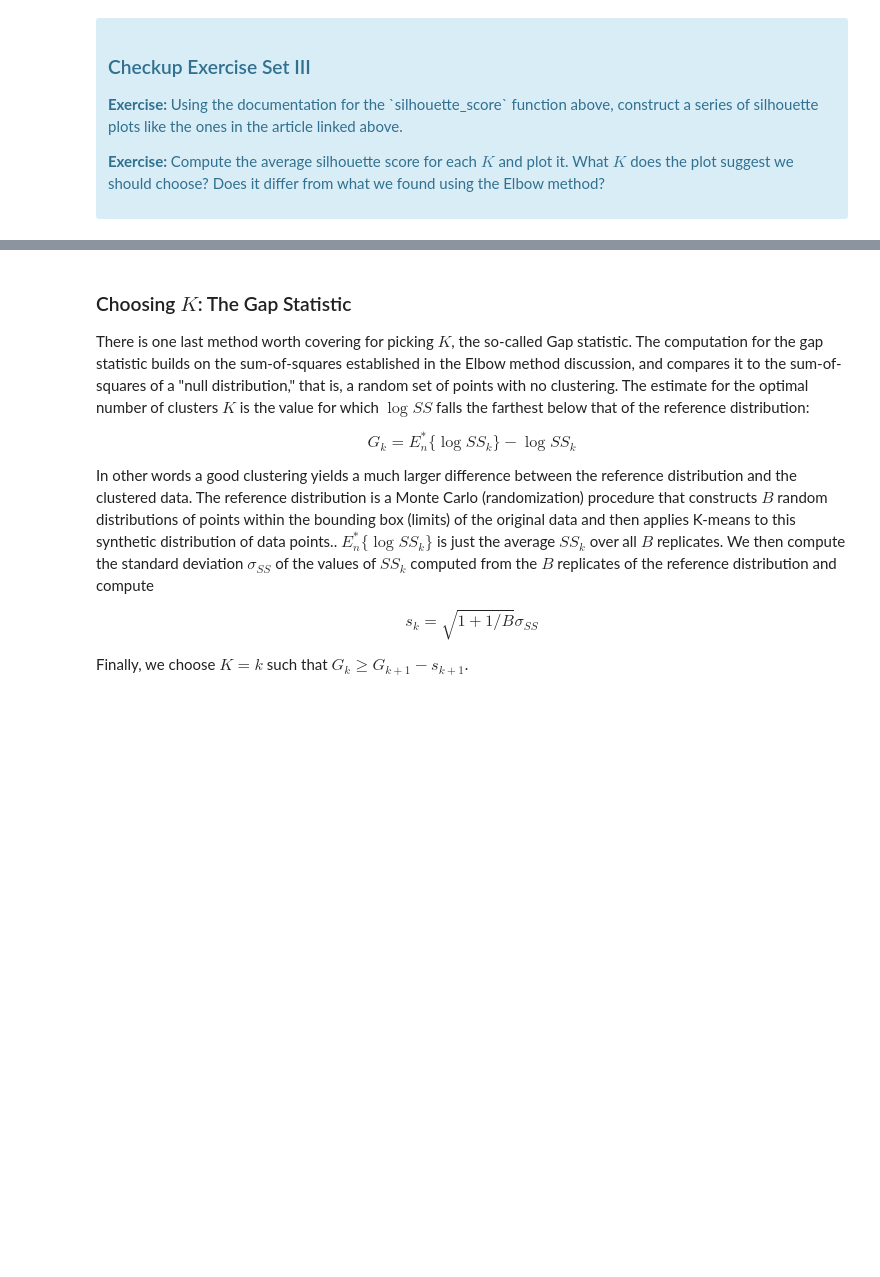
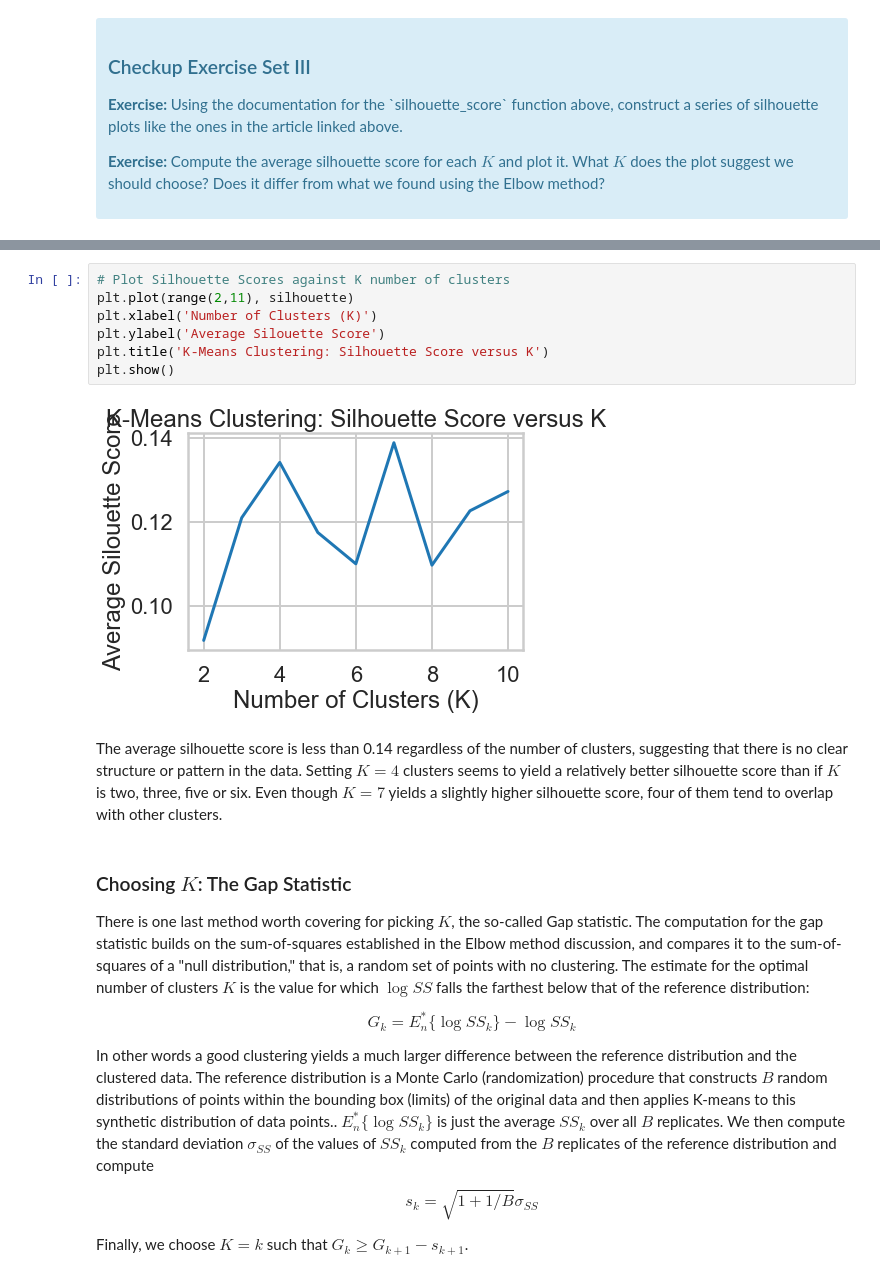
Before and after one commit to datascitriguy/springboard, a Jupyter notebook: Mini_Project_Clustering(2).ipynb, the cells around one changed output, grey strips where cells are left out. Saved outputs shown, nothing was run; the diff lists cells and outputs as text; blank space fills up the shorter version.

```diff
--- a/Mini_Project_Clustering(2).ipynb
+++ b/Mini_Project_Clustering(2).ipynb
@@ -182,3 +231,14 @@ df_p
+# %%
+# Plot Silhouette Scores against K number of clusters
+plt.plot(range(2,11), silhouette)
+plt.xlabel('Number of Clusters (K)')
+plt.ylabel('Average Silouette Score')
+plt.title('K-Means Clustering: Silhouette Score versus K')
+plt.show()
+# %% [output]
+[figure, added]
+# %% [markdown]
+The average silhouette score is less than 0.14 regardless of the number of clusters, suggesting that there is no clear structure or pattern in the data. Setting $K = 4$ clusters seems to yield a relatively better silhouette score than if $K$ is two, three, five or six. Even though $K = 7$ yields a slightly higher silhouette score, four of them tend to overlap with other clusters.
 # %% [markdown]
 ### Choosing $K$: The Gap Statistic
 
```
Also changed, not shown: parts of 16 cells of this notebook.
